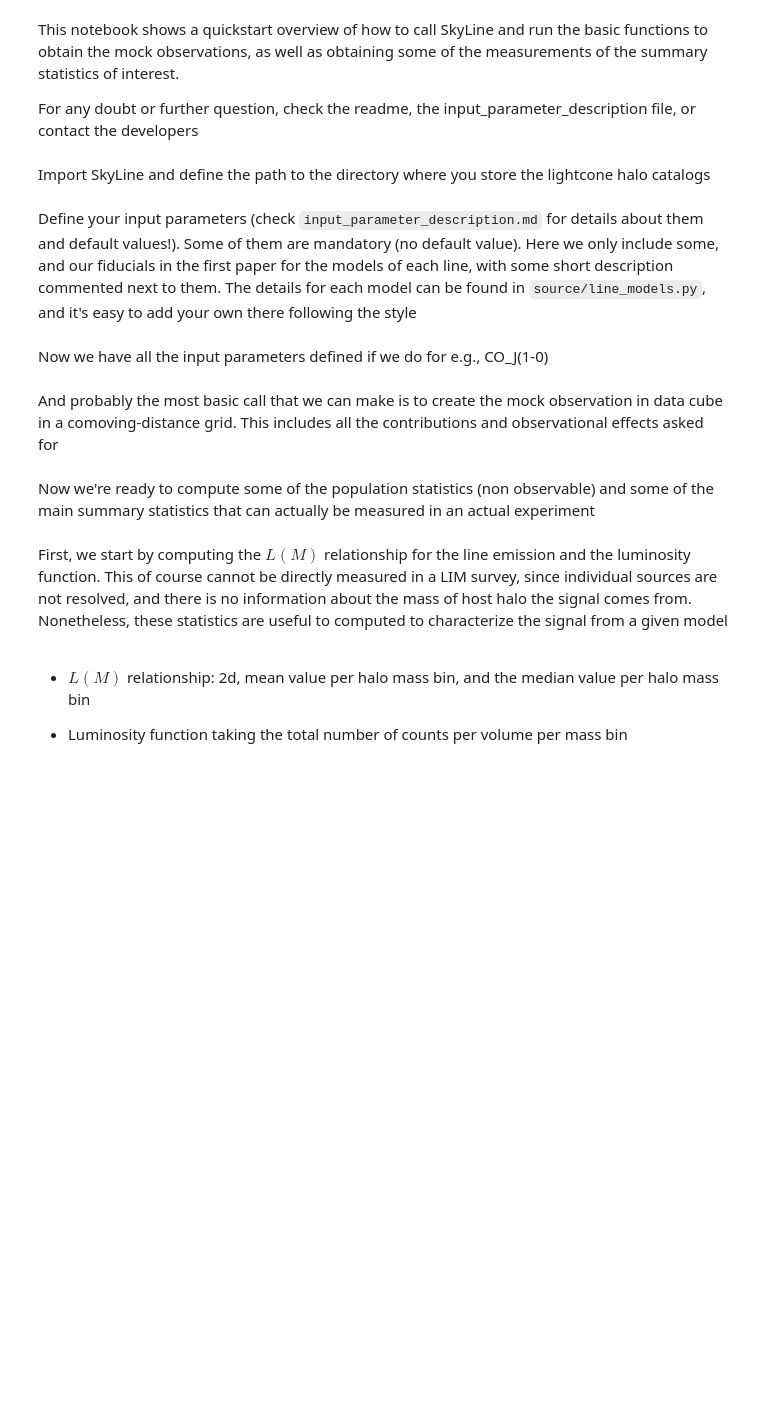
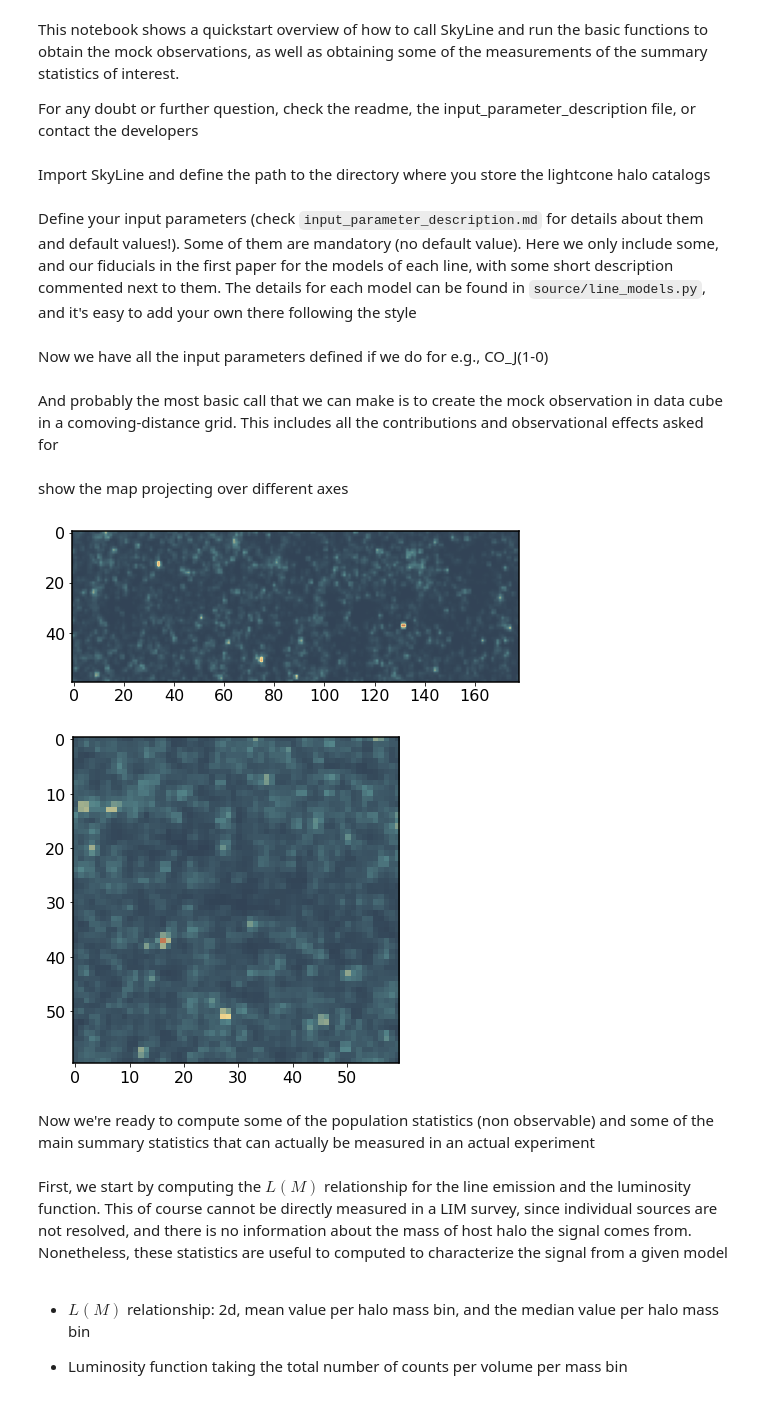
Before and after one commit to kokron/skyLine, a Jupyter notebook: examples/quickstart.ipynb, the cells around one changed output. Drawn from its saved outputs; the diff is of its cells as text; code cells hidden in the pictures; blank space fills up the shorter version.

```diff
--- a/examples/quickstart.ipynb
+++ b/examples/quickstart.ipynb
@@ -54,13 +54,13 @@ def LC_params(line):
     zmin = 2.5;zmax = 3.5 #minimum and maximum redshift of the survey (to load lightcone slices)
     zmid=(zmax+zmin)/2 #mid redshift
     R=700 # Spectral Resolution
-    RA_width, DEC_width=2*u.deg, 2*u.deg #RA and DEC (total) width of the survey
+    ang_lim=2*u.deg #RA and DEC (total) width of the survey
 
     #line-dependent parameters
     if line=='CO':
         nu_CO=115.271*u.GHz #rest-frame frequency
         dnu=nu_CO/(1+zmid)/R #channel witdh for this case
-        nuObs_max, nuObs_min = nu_CO/(1+zmin), nuObs_min=nu_CO/(1+zmax) #The edges of the bandwith of the experiment for this case
+        nuObs_max, nuObs_min = nu_CO/(1+zmin), nu_CO/(1+zmax) #The edges of the bandwith of the experiment for this case
         #values for which line to include and its model
         lines = dict(CO_J10=True)
         target_line = 'CO_J10'
@@ -73,7 +73,7 @@ def LC_params(line):
     elif line=='CII':
         nu_CII=1900.539*u.GHz
         dnu=nu_CII/(1+zmid)/R #channel witdh for this case
-        nuObs_max, nuObs_min = nu_CII/(1+zmin), nuObs_min=nu_CII/(1+zmax) #The edges of the bandwith of the experiment for this case
+        nuObs_max, nuObs_min = nu_CII/(1+zmin), nu_CII/(1+zmax) #The edges of the bandwith of the experiment for this case
         #values for which line to include and its model
         lines = dict(CII=True)
         target_line = 'CII'
@@ -86,7 +86,7 @@ def LC_params(line):
     elif line=='Lyalpha':
         nu_Lya=2465398.5*u.GHz
         dnu=nu_Lya/(1+zmid)/R
-        nuObs_max, nuObs_min = nu_Lya/(1+zmin), nuObs_min=nu_Lya/(1+zmax) #The edges of the bandwith of the experiment for this case
+        nuObs_max, nuObs_min = nu_Lya/(1+zmin), nu_Lya/(1+zmax) #The edges of the bandwith of the experiment for this case
         #values for which line to include and its model
         lines = dict(Lyalpha=True)
         target_line = 'Lyalpha'
@@ -98,7 +98,7 @@ def LC_params(line):
     elif line=='HI': #21cm!
         nu_HI=1.4204134*u.GHz
         dnu=nu_HI/(1+zmid)/R
-        nuObs_max, nuObs_min = nu_HI/(1+zmin), nuObs_min=nu_HI/(1+zmax) #The edges of the bandwith of the experiment for this case
+        nuObs_max, nuObs_min = nu_HI/(1+zmin), nu_HI/(1+zmax) #The edges of the bandwith of the experiment for this case
         #values for which line to include and its model
         lines = dict(HI=True)
         target_line = 'HI'
@@ -114,17 +114,17 @@ def LC_params(line):
                 do_external_SFR = False, external_SFR = '', SFR_pars=dict(), #we use UniverseMachine SFRs, but you can input your own! Check source/external_sfrs.py
                 #which halos to load?
                 zmin = zmin-0.03, zmax = zmax+0.03, #limits to load the lightcone slices. Small overhead to avoid border effects or not including a given slice..
-                RAObs_width=ang_lim, DECObs_width=ang_lim, #limits in DEC and RA width to load halos from the lightcone
+                RA_width=ang_lim, DEC_width=ang_lim, #limits in DEC and RA width to load halos from the lightcone
                 #Build the survey (line-related parameters defined above)
                 lines = lines, #lines included in the survey
                 target_line = target_line, #target line: used to set the redshift (interlopers define with respect to this)
                 models = line_models, #models for the lines included
                 LIR_pars = dict(IRX_name='Bouwens2020', log10Ms_IRX=9.15, alpha_IRX=0.97, sigma_IRX=0.2,
-                                                 K_IR=0.63*1.73e-10, K_UV=0.63*2.5e-10) #infrared luminoisity model
+                                                 K_IR=0.63*1.73e-10, K_UV=0.63*2.5e-10), #infrared luminoisity model
                 do_intensity = do_intensity, #using intensity or brightness temperature?
                 do_remove_mean=True, #We can't measure the mean temperature -> removed from sky subtraction
                 RAObs_width=ang_lim, DECObs_width=ang_lim, #limits in DEC and RA width for the survey
-                nuObs_max,nuObs_min = nuObs_max,nuObs_min, #The edges of the bandwith of the experiment
+                nuObs_max= nuObs_max,nuObs_min =nuObs_min, #The edges of the bandwith of the experiment
                 #experimental noise and resoultion
                 Nfeeds=1000, #number of detectors
                 tobs=6000*u.hr, # total observing time
@@ -139,6 +139,7 @@ def LC_params(line):
                 cube_mode='inner_cube', #how do you want so cut your observed cube. Inner_cube is the safest for now
                 Nmu=30, #Number of bins in mu = k/k_par to compute the power spectrum multipoles
                 dk=0.02*u.Mpc**-1, # bin size in the k vector for the power spectrum
+                kmin=0.*u.Mpc**-1,kmax=1*u.Mpc**-1, #min and max k value for the power spectrum
                 seed=0) #seed for the RNG.
 
     return params
@@ -150,6 +151,16 @@ LC_CO=make_measurements(LC_params('CO')) #This is the call including all the fun
 And probably the most basic call that we can make is to create the mock observation in data cube in a comoving-distance grid. This includes all the contributions and observational effects asked for
 # %%
 CO_map=np.asarray(LC_CO.obs_3d_map)
+# %% [markdown]
+show the map projecting over different axes
+# %%
+plt.imshow(LC_CO.obs_3d_map.preview(axes=[1,0]),cmap=cmap)
+plt.show()
+plt.imshow(LC_CO.obs_3d_map.preview(axes=[1,2]),cmap=cmap)
+plt.show()
+# %% [output]
+[figure, added]
+[figure, added]
 # %% [markdown]
 Now we're ready to compute some of the population statistics (non observable) and some of the main summary statistics that can actually be measured in an actual experiment
 # %% [markdown]
```
Also changed, not shown: parts of 12 cells of this notebook.
